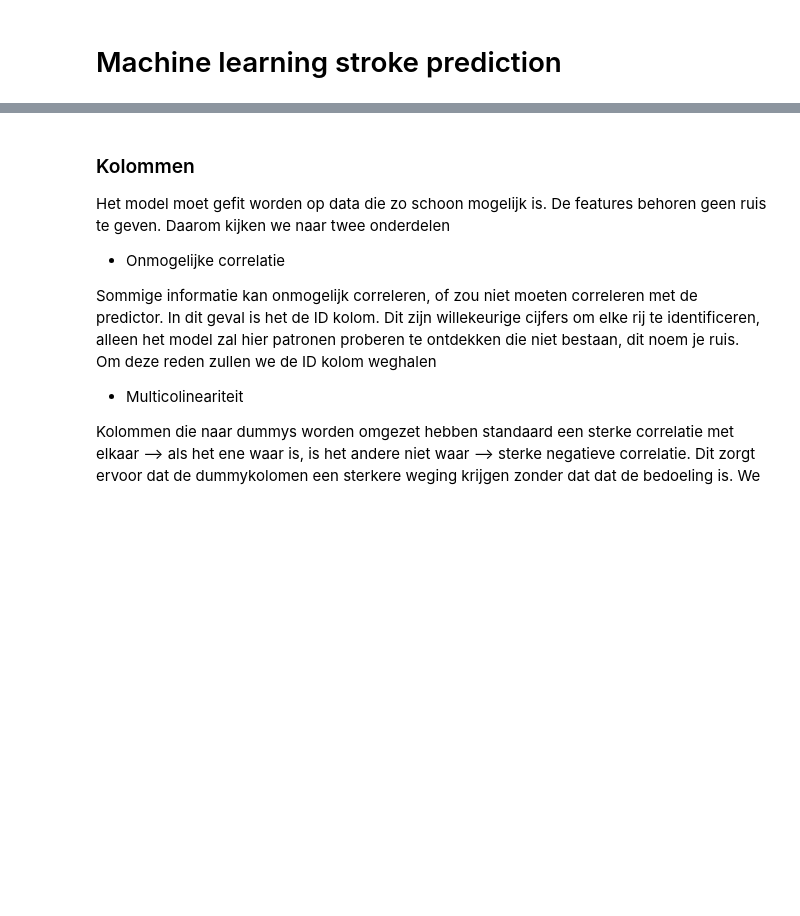
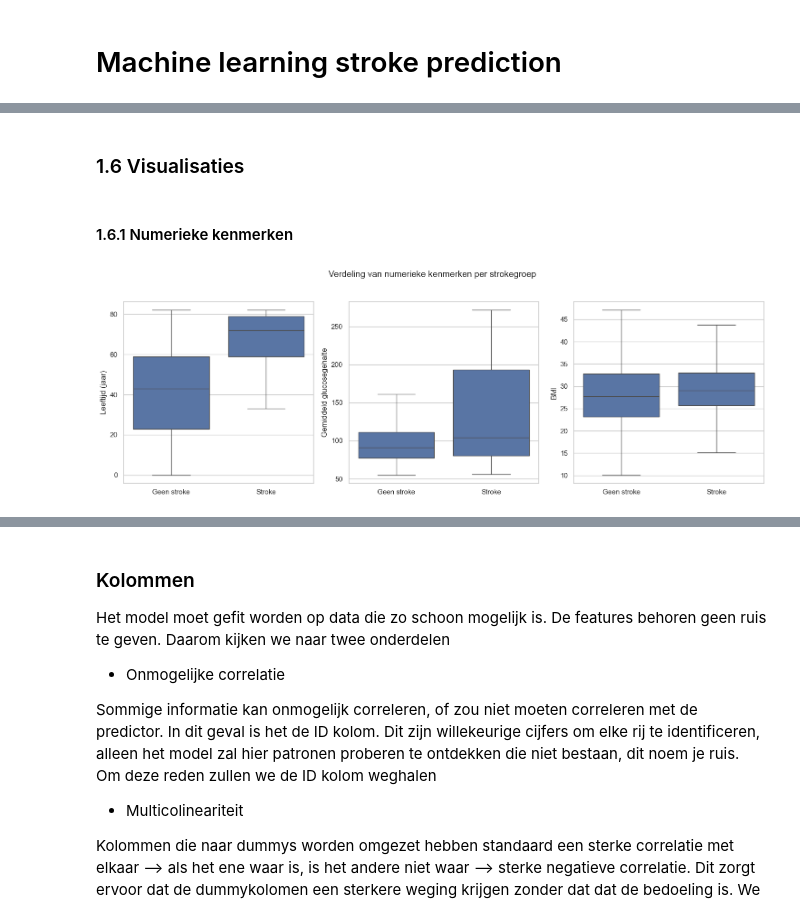
Before and after one commit to larsol55on/Machine-Learning-Herseninfract, a Jupyter notebook: Main_notebook_herstel.ipynb, the cells around one changed output, grey strips where cells are left out. Saved outputs shown, nothing was run; the diff lists cells and outputs as text; code cells hidden in the pictures; blank space fills up the shorter version.

```diff
--- a/Main_notebook_herstel.ipynb
+++ b/Main_notebook_herstel.ipynb
@@ -259,0 +211,38 @@ pipeline = Pipeline([
+# %% [markdown]
+
+### 1.6 Visualisaties
+# %% [markdown]
+#### 1.6.1 Numerieke kenmerken
+# %%
+
+if "stroke" not in df.columns:
+    raise KeyError("Kolom 'stroke' ontbreekt in df.")
+
+sns.set_theme(style="whitegrid", palette="deep")
+
+
+numeriek = ["age", "avg_glucose_level", "bmi"]
+labels = {
+    "age": "Leeftijd (jaar)",
+    "avg_glucose_level": "Gemiddeld glucosegehalte",
+    "bmi": "BMI",
+}
+beschikbaar_numeriek = [kolom for kolom in numeriek if kolom in df.columns]
+
+if beschikbaar_numeriek:
+    fig, axes = plt.subplots(1, len(beschikbaar_numeriek), figsize=(5 * len(beschikbaar_numeriek), 5))
+    if len(beschikbaar_numeriek) == 1:
+        axes = [axes]
+
+    for ax, kolom in zip(axes, beschikbaar_numeriek):
+        sns.boxplot(data=df, x="stroke", y=kolom, ax=ax, showfliers=False)
+        ax.set_xticks([0, 1])
+        ax.set_xticklabels(["Geen stroke", "Stroke"])
+        ax.set_xlabel("")
+        ax.set_ylabel(labels[kolom])
+
+    fig.suptitle("Verdeling van numerieke kenmerken per strokegroep", y=1.03, fontsize=14)
+    plt.tight_layout()
+    plt.show()
+# %% [output]
+[figure, added]
```
Also changed, not shown: parts of 38 cells of this notebook.
